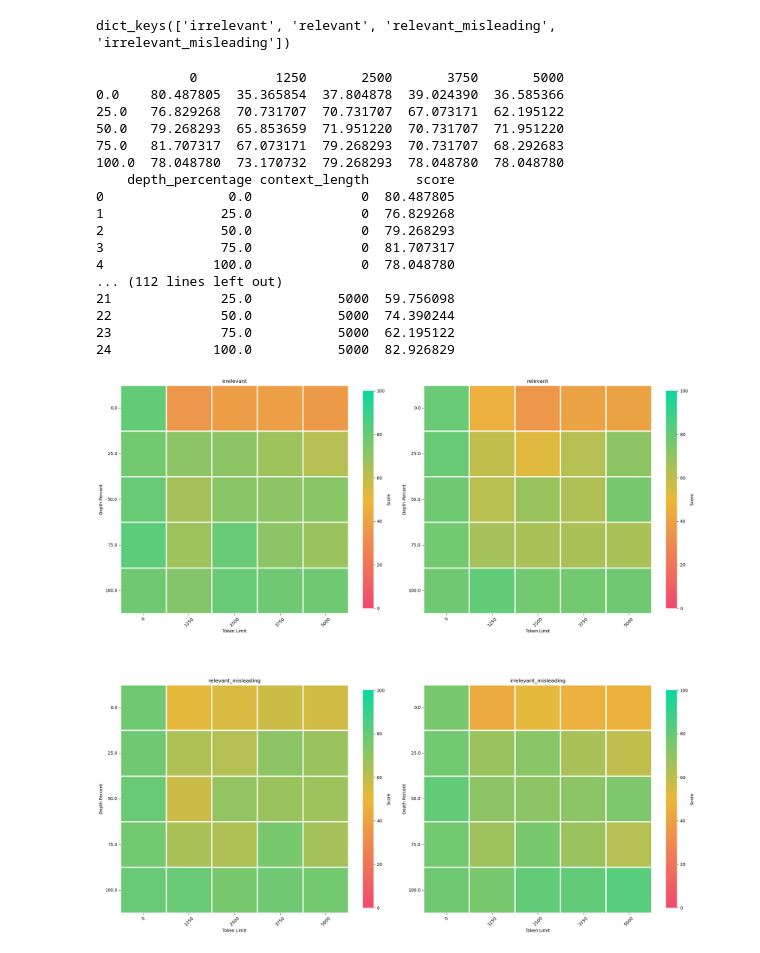
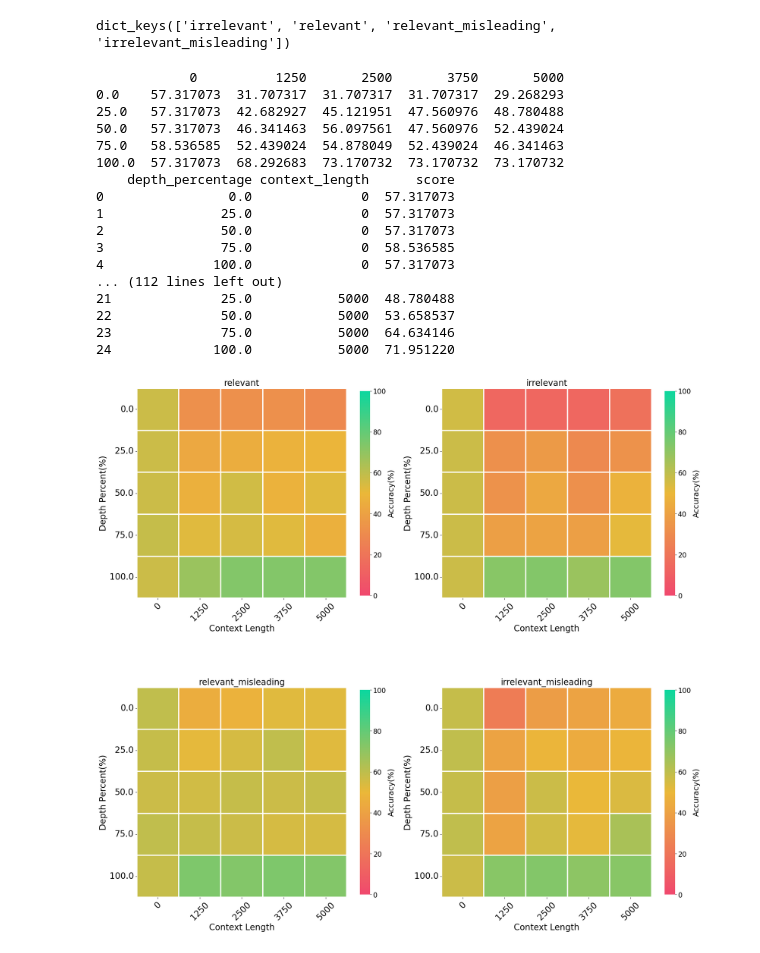
Before and after one commit to Adi-02/SNLP_Project, a Jupyter notebook: analysis_snlp/mean_scores_calculator.ipynb, the cells around one changed output. Saved outputs shown, nothing was run; the diff lists cells and outputs as text; code cells hidden in the pictures.

Commit message:
Changed graph

```diff
--- a/analysis_snlp/mean_scores_calculator.ipynb
+++ b/analysis_snlp/mean_scores_calculator.ipynb
@@ -21,7 +21,7 @@ all_rows = []
 
 for id in ids:
     try:
-        with open(f"updated_unique_responses/{id}.json", "r") as f:
+        with open(f"updated_unique_responses_block_top30/{id}.json", "r") as f:
             data = json.load(f)
             for category, entries in data.items():
                 for entry in entries:
@@ -58,8 +58,8 @@ score_var_matrices = {
 }
 
 bar_charts = {
+    "relevant": None,
     "irrelevant": None,
-    "relevant": None,
     "relevant_misleading": None,
     "irrelevant_misleading": None
 }
@@ -87,11 +87,16 @@ axes = axes.flatten()  # Flatten to make it easier to loop through
 for idx, (context_key, context_values) in enumerate(bar_charts.items()):
     ax = axes[idx]
     x_axis = ["Correct Retrieval", "Contradictory Retrieval", "Excess Incorrect Retrieval", "Irrelevant Retrieval"]
-    ax.bar(x_axis, [context_values[key] for key in x_axis])
+    bars = ax.bar(x_axis, [context_values[key] for key in x_axis])
     ax.set_xlabel("Hallucination Type")
     ax.set_ylabel("Count")
     ax.set_title("Context: " + context_key.capitalize())
     ax.tick_params(axis='x', rotation=20)
+    ax.set_ylim(0, 1200)
+    for bar in bars:
+        height = bar.get_height()
+        ax.text(bar.get_x() + bar.get_width() / 2, height + 10, str(int(height)),
+                ha='center', va='bottom', fontsize=10)
 
 plt.tight_layout()
 plt.show()
@@ -102,8 +107,8 @@ bar_charts.keys()
 # %% [output]
 dict_keys(['irrelevant', 'relevant', 'relevant_misleading', 'irrelevant_misleading'])
 # %%
-
-dfs = [(k, pd.DataFrame(v)) for k, v in score_mean_matrices.items()]
+CONTEXTS = ['relevant', 'irrelevant', 'relevant_misleading', 'irrelevant_misleading']
+dfs = [(context, pd.DataFrame(score_mean_matrices[context])) for context in CONTEXTS]
 pivot_tables = []
 for k, df in dfs:
     print(df)
@@ -115,54 +120,57 @@ for k, df in dfs:
     pivot_tables.append((k, pivot_table))
 # %% [output]
             0          1250       2500       3750       5000
-0.0    80.487805  35.365854  37.804878  39.024390  36.585366
-25.0   76.829268  70.731707  70.731707  67.073171  62.195122
-50.0   79.268293  65.853659  71.951220  70.731707  71.951220
-75.0   81.707317  67.073171  79.268293  70.731707  68.292683
-100.0  78.048780  73.170732  79.268293  78.048780  78.048780
+0.0    57.317073  31.707317  31.707317  31.707317  29.268293
+25.0   57.317073  42.682927  45.121951  47.560976  48.780488
+50.0   57.317073  46.341463  56.097561  47.560976  52.439024
+75.0   58.536585  52.439024  54.878049  52.439024  46.341463
+100.0  57.317073  68.292683  73.170732  73.170732  73.170732
     depth_percentage context_length      score
-0                0.0              0  80.487805
-1               25.0              0  76.829268
-2               50.0              0  79.268293
-3               75.0              0  81.707317
-4              100.0              0  78.048780
+0                0.0              0  57.317073
+1               25.0              0  57.317073
+2               50.0              0  57.317073
+3               75.0              0  58.536585
+4              100.0              0  57.317073
 ... (112 lines left out)
-21              25.0           5000  59.756098
-22              50.0           5000  74.390244
-23              75.0           5000  62.195122
-24             100.0           5000  82.926829
+21              25.0           5000  48.780488
+22              50.0           5000  53.658537
+23              75.0           5000  64.634146
+24             100.0           5000  71.951220
 # %%
 plt.figure(figsize=(20, 20))
 
 for i, (title, data) in enumerate(pivot_tables, 1):
 
     plt.subplot(2, 2, i)
     cmap = LinearSegmentedColormap.from_list("custom_cmap", ["#F0496E", "#EBB839", "#0CD79F"])
-    sns.heatmap(
+    ax = sns.heatmap(
         data,
         cmap=cmap,
         vmin=0,
         vmax=100,
         square=True,
         linewidths=1.5,
         linecolor='white',
-        cbar_kws={'label': 'Score', 'shrink': 0.7})
-
+        cbar_kws={'label': 'Accuracy', 'shrink': 0.7})
     # Add a custom legend
     # legend_labels = ['No Hallucination', 'Hallucination']
     # colors = ['#0CD79F', '#F0496E']
 
+    cbar = ax.collections[0].colorbar
+    cbar.ax.tick_params(labelsize=16)  # Change tick font size
+    cbar.set_label('Accuracy(%)', fontsize=18)
+
     # Create legend patches
     # patches_list = [patches.Patch(color=color, label=label) for color, label in zip(colors, legend_labels)]
     # plt.legend(handles=patches_list, loc='upper left')
-    plt.title(title)
-    plt.xlabel('Token Limit')
-    plt.ylabel('Depth Percent')
-    plt.xticks(rotation=45)
-    plt.yticks(rotation=0)
+    plt.title(title, fontsize=20)
+    plt.xlabel('Context Length', fontsize=20)
+    plt.ylabel('Depth Percent(%)', fontsize=20)
+    plt.xticks(rotation=45, fontsize=20)
+    plt.yticks(rotation=0, fontsize=20)
 
 
 plt.tight_layout()
 plt.show()
 # %% [output]
-[figure, old version]
+[figure, new version]
```
Also changed, not shown: parts of 1 cell of this notebook.
